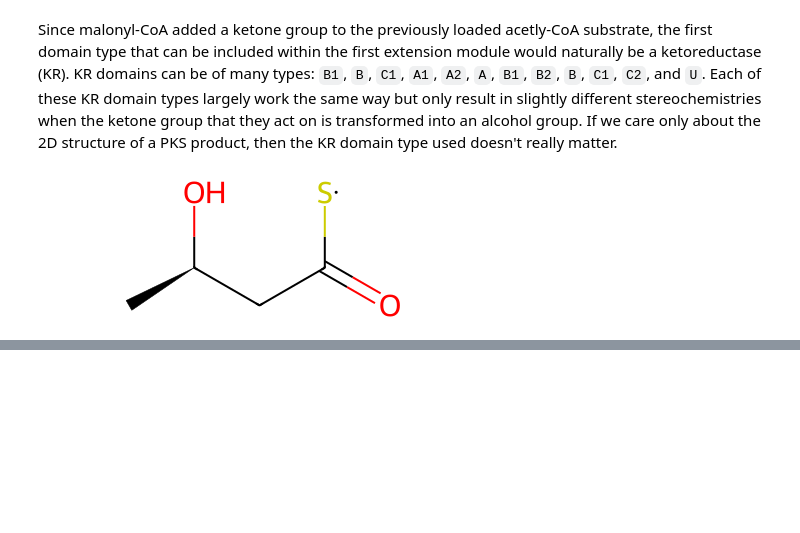
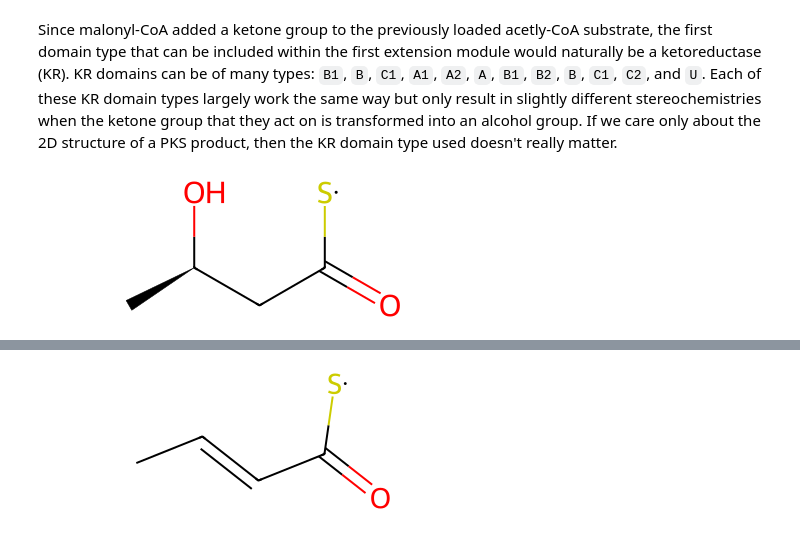
Before and after one commit to yashchainani21/RetroTideV2, a Jupyter notebook: notebooks/nb_01_RetroTide_basics.ipynb, the cells around one changed output, grey strips where cells are left out. Drawn from its saved outputs; the diff is of its cells as text; code cells hidden in the pictures; blank space fills up the shorter version.

```diff
--- a/notebooks/nb_01_RetroTide_basics.ipynb
+++ b/notebooks/nb_01_RetroTide_basics.ipynb
@@ -98,0 +101,17 @@ cluster.computeProduct(structureDB)
+# %%
+### Create a loading module with acetyl-CoA
+AT_domain_with_aceyl_coa = bcs.AT(active = True, substrate = "Acetyl-CoA")
+loading_module = bcs.Module(domains = {bcs.AT: AT_domain_with_aceyl_coa}, loading = True)
+
+### Create an extension module with malonyl-CoA and a KR domain
+AT_domain_mod1 = bcs.AT(active = True, substrate = "Malonyl-CoA") # Malonyl-CoA is used as an extension unit
+KR_domain_mod1 = bcs.KR(active = True, type = "B")
+DH_domain_mod1 = bcs.DH(active = True)
+module1 = bcs.Module(domains = {bcs.AT: AT_domain_mod1,
+                                bcs.KR: KR_domain_mod1,
+                                bcs.DH: DH_domain_mod1}, loading = False)
+# %%
+cluster = bcs.Cluster(modules = [loading_module, module1])
+cluster.computeProduct(structureDB)
+# %% [output]
+[figure, added]
```
Also changed, not shown: parts of 1 cell of this notebook.
